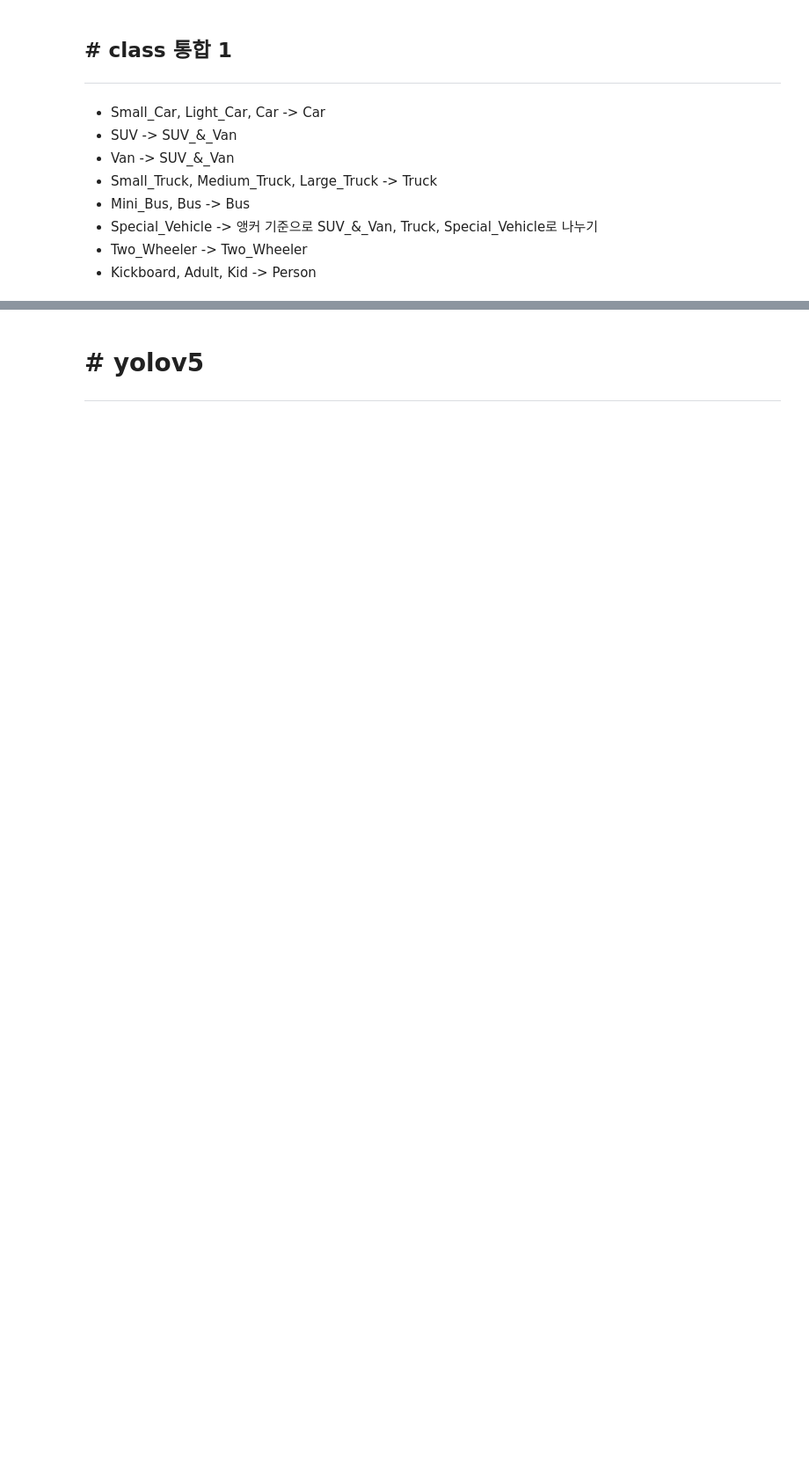
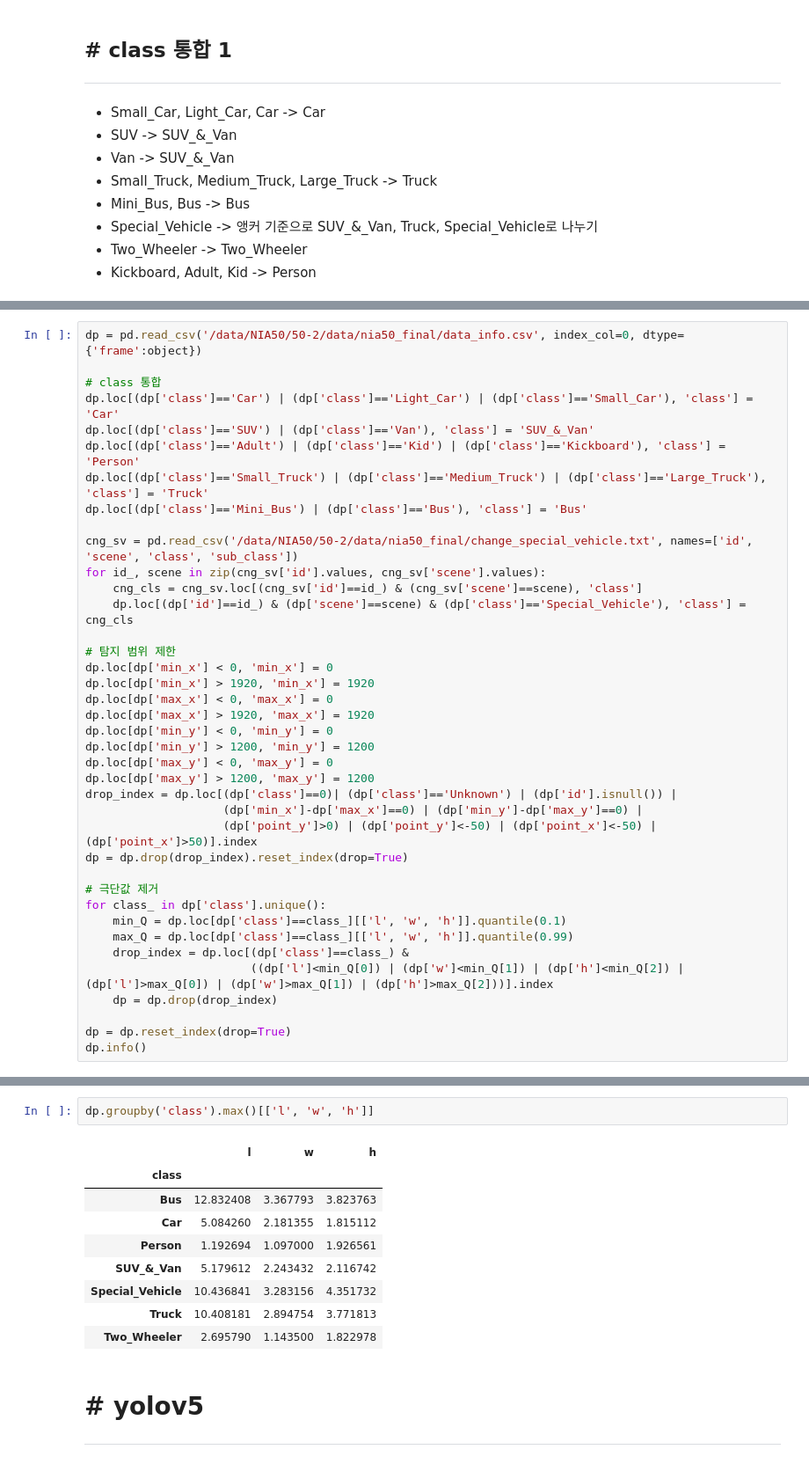
Before and after one commit to aivill-project/NIA50-2, a Jupyter notebook: kimgh/code/all_processing copy.ipynb, the cells around one changed output, grey strips where cells are left out. Shown at 88% size. Saved outputs shown, nothing was run; the diff lists cells and outputs as text; blank space fills up the shorter version.

```diff
--- a/kimgh/code/all_processing copy.ipynb
+++ b/kimgh/code/all_processing copy.ipynb
@@ -254,0 +290,39 @@ dp.loc[(dp['class']=='Special_Vehicle') & (dp['l']>qt.loc['SUV_&_Van']['l']) & (
+# %%
+dp = pd.read_csv('/data/NIA50/50-2/data/nia50_final/data_info.csv', index_col=0, dtype={'frame':object})
+
+# class 통합
+dp.loc[(dp['class']=='Car') | (dp['class']=='Light_Car') | (dp['class']=='Small_Car'), 'class'] = 'Car'
+dp.loc[(dp['class']=='SUV') | (dp['class']=='Van'), 'class'] = 'SUV_&_Van'
+dp.loc[(dp['class']=='Adult') | (dp['class']=='Kid') | (dp['class']=='Kickboard'), 'class'] = 'Person'
+dp.loc[(dp['class']=='Small_Truck') | (dp['class']=='Medium_Truck') | (dp['class']=='Large_Truck'), 'class'] = 'Truck'
+dp.loc[(dp['class']=='Mini_Bus') | (dp['class']=='Bus'), 'class'] = 'Bus'
+
+cng_sv = pd.read_csv('/data/NIA50/50-2/data/nia50_final/change_special_vehicle.txt', names=['id', 'scene', 'class', 'sub_class'])
+for id_, scene in zip(cng_sv['id'].values, cng_sv['scene'].values):
+    cng_cls = cng_sv.loc[(cng_sv['id']==id_) & (cng_sv['scene']==scene), 'class']
+    dp.loc[(dp['id']==id_) & (dp['scene']==scene) & (dp['class']=='Special_Vehicle'), 'class'] = cng_cls
+
+# 탐지 범위 제한
+dp.loc[dp['min_x'] < 0, 'min_x'] = 0
+dp.loc[dp['min_x'] > 1920, 'min_x'] = 1920
+dp.loc[dp['max_x'] < 0, 'max_x'] = 0
+dp.loc[dp['max_x'] > 1920, 'max_x'] = 1920
+dp.loc[dp['min_y'] < 0, 'min_y'] = 0
+dp.loc[dp['min_y'] > 1200, 'min_y'] = 1200
+dp.loc[dp['max_y'] < 0, 'max_y'] = 0
+dp.loc[dp['max_y'] > 1200, 'max_y'] = 1200
+drop_index = dp.loc[(dp['class']==0)| (dp['class']=='Unknown') | (dp['id'].isnull()) |
+                    (dp['min_x']-dp['max_x']==0) | (dp['min_y']-dp['max_y']==0) |
+                    (dp['point_y']>0) | (dp['point_y']<-50) | (dp['point_x']<-50) | (dp['point_x']>50)].index
+dp = dp.drop(drop_index).reset_index(drop=True)
+
+# 극단값 제거
+for class_ in dp['class'].unique():
+    min_Q = dp.loc[dp['class']==class_][['l', 'w', 'h']].quantile(0.1)
+    max_Q = dp.loc[dp['class']==class_][['l', 'w', 'h']].quantile(0.99)
+    drop_index = dp.loc[(dp['class']==class_) &
+                        ((dp['l']<min_Q[0]) | (dp['w']<min_Q[1]) | (dp['h']<min_Q[2]) | (dp['l']>max_Q[0]) | (dp['w']>max_Q[1]) | (dp['h']>max_Q[2]))].index
+    dp = dp.drop(drop_index)
+
+dp = dp.reset_index(drop=True)
+dp.info()
@@ -255,3 +366,15 @@ dp.loc[(dp['class']=='Special_Vehicle') & (dp['l']>qt.loc['SUV_&_Van']['l']) & (
+# %%
+dp.groupby('class').max()[['l', 'w', 'h']]
+# %% [output]
+|  | l | w | h |
+| class |  |  |  |
+| Bus | 12.832408 | 3.367793 | 3.823763 |
+| Car | 5.084260 | 2.181355 | 1.815112 |
+| Person | 1.192694 | 1.097000 | 1.926561 |
+| SUV_&_Van | 5.179612 | 2.243432 | 2.116742 |
+| Special_Vehicle | 10.436841 | 3.283156 | 4.351732 |
+| Truck | 10.408181 | 2.894754 | 3.771813 |
+| Two_Wheeler | 2.695790 | 1.143500 | 1.822978 |
 # %% [markdown]
 # # yolov5
 ---
```
Also changed, not shown: parts of 13 cells of this notebook, 3 other files.
